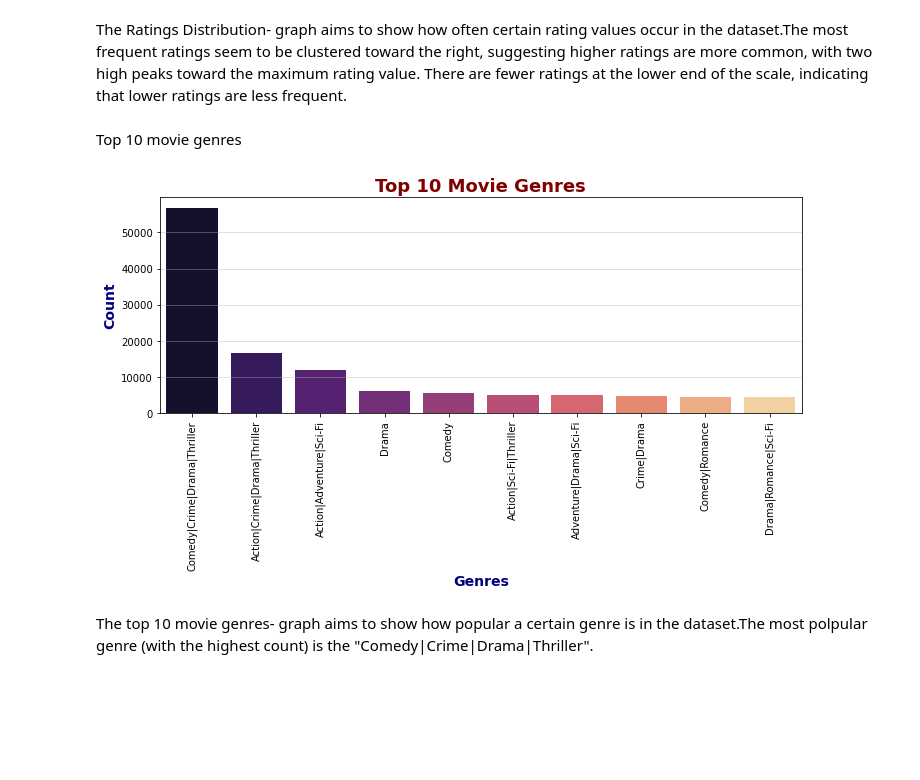
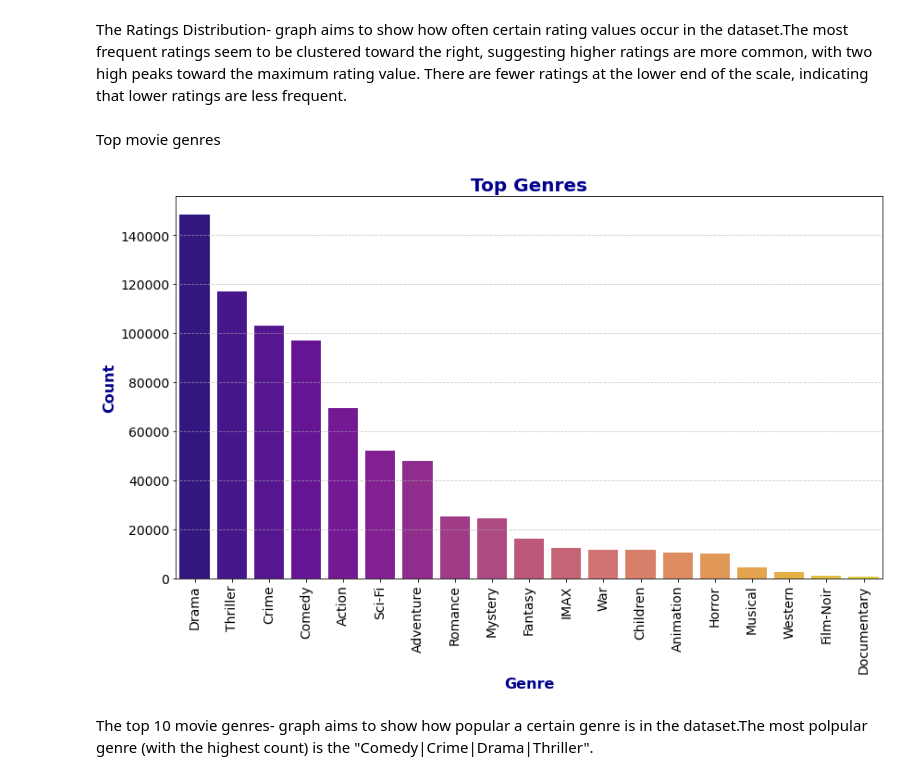
Before and after one commit to gtisnanga/PHASE-4-PRJOECT-MOVIE-RECOMMENDATIONS-GROUP-13, a Jupyter notebook: Angela.ipynb, the cells around one changed output. Saved outputs shown, nothing was run; the diff lists cells and outputs as text; code cells hidden in the pictures; blank space fills up the shorter version.

Commit message:
EDA-Top movie genres

```diff
--- a/Angela.ipynb
+++ b/Angela.ipynb
@@ -436,34 +436,32 @@ plt.show()
 # %% [markdown]
  The Ratings Distribution- graph aims to show how often certain rating values occur in the dataset.The most frequent ratings seem to be clustered toward the right, suggesting higher ratings are more common, with two high peaks toward the maximum rating value. There are fewer ratings at the lower end of the scale, indicating that lower ratings are less frequent.
 # %% [markdown]
-Top 10 movie genres
+Top movie genres
 # %%
-# Get the top 10 most frequent genres
-top_genres = combined_df['genres'].value_counts().nlargest(10)
+# Step 1: Combine all genres into a single string and split by the delimiter '|'
+genres_list = '|'.join(combined_df['genres']).split('|')
 
-# Create a bar plot
-plt.figure(figsize=(10, 6))
-sns.barplot(
-    x=top_genres.index,
-    y=top_genres.values,
-    palette='magma'
-)
+# Step 2: Use a Counter to tally the frequency of each genre
+from collections import Counter
+genre_counts = Counter(genres_list)
 
-# Set labels and title
-plt.xlabel('Genres', fontsize=14, color='navy', weight='bold')
-plt.ylabel('Count', fontsize=14, color='navy', weight='bold')
-plt.title('Top 10 Movie Genres', fontsize=18, color='maroon', weight='bold')
+# Step 3: Convert the Counter object to a pandas Series and sort it in descending order
+genre_counts_series = pd.Series(genre_counts).sort_values(ascending=False)
 
-# Rotate x-axis labels
-plt.xticks(rotation=90, fontsize=10, color='black')
-plt.yticks(fontsize=10, color='black')
+# Step 4: Plot the bar chart with improved aesthetics
+plt.figure(figsize=(12, 8))
+sns.barplot(x=genre_counts_series.index, y=genre_counts_series.values, palette='plasma')
+plt.xlabel('Genre', fontsize=16, color='darkblue', weight='bold')
+plt.ylabel('Count', fontsize=16, color='darkblue', weight='bold')
+plt.title('Top Genres', fontsize=20, color='darkblue', weight='bold')
+plt.xticks(rotation=90, fontsize=14)
+plt.yticks(fontsize=14)
+plt.grid(axis='y', linestyle='--', alpha=0.7)
 
-# Add gridlines along the y-axis
-plt.grid(axis='y', linestyle='-', alpha=0.5)
-
+# Step 5: Show the plot
 plt.tight_layout()
 plt.show()
 # %% [output]
-[figure, old version]
+[figure, new version]
 # %% [markdown]
 The top 10 movie genres- graph aims to show how popular a certain genre is in the dataset.The most polpular genre (with the highest count) is the "Comedy|Crime|Drama|Thriller".
```
